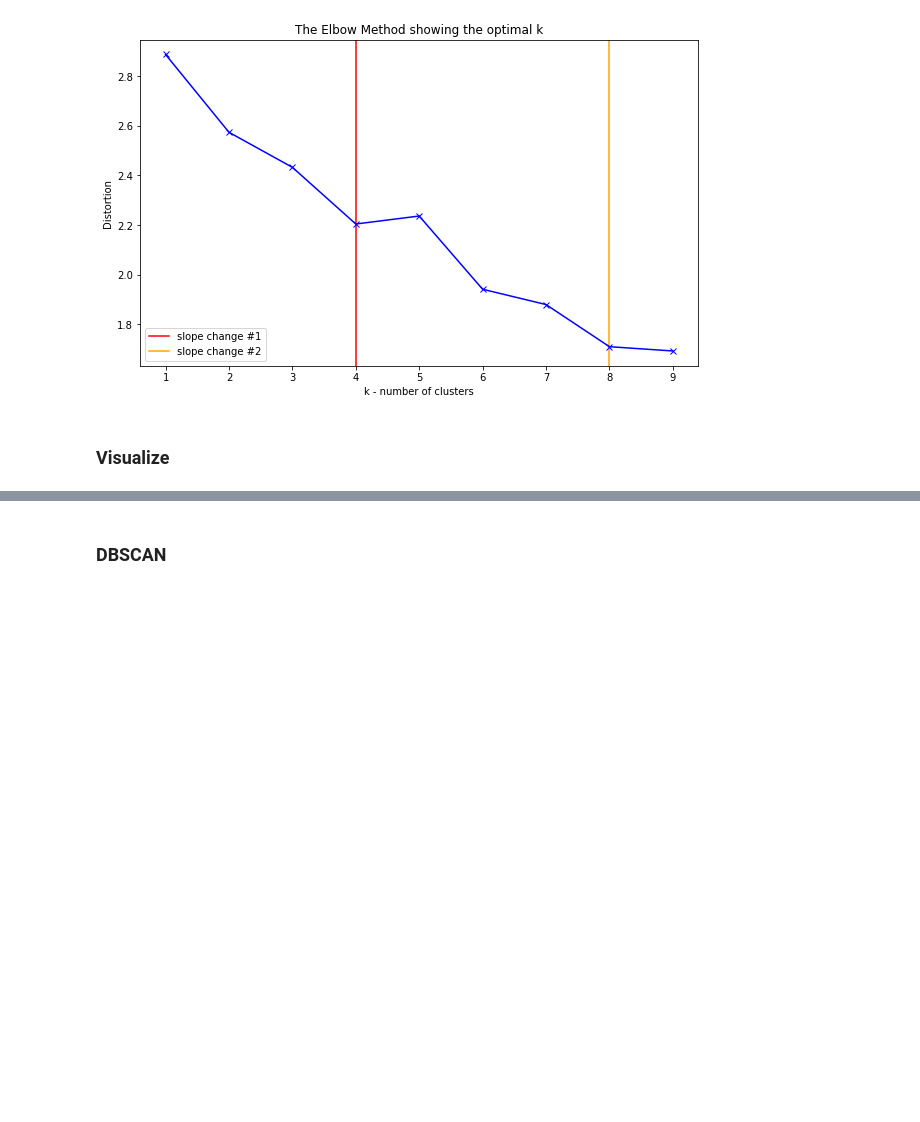
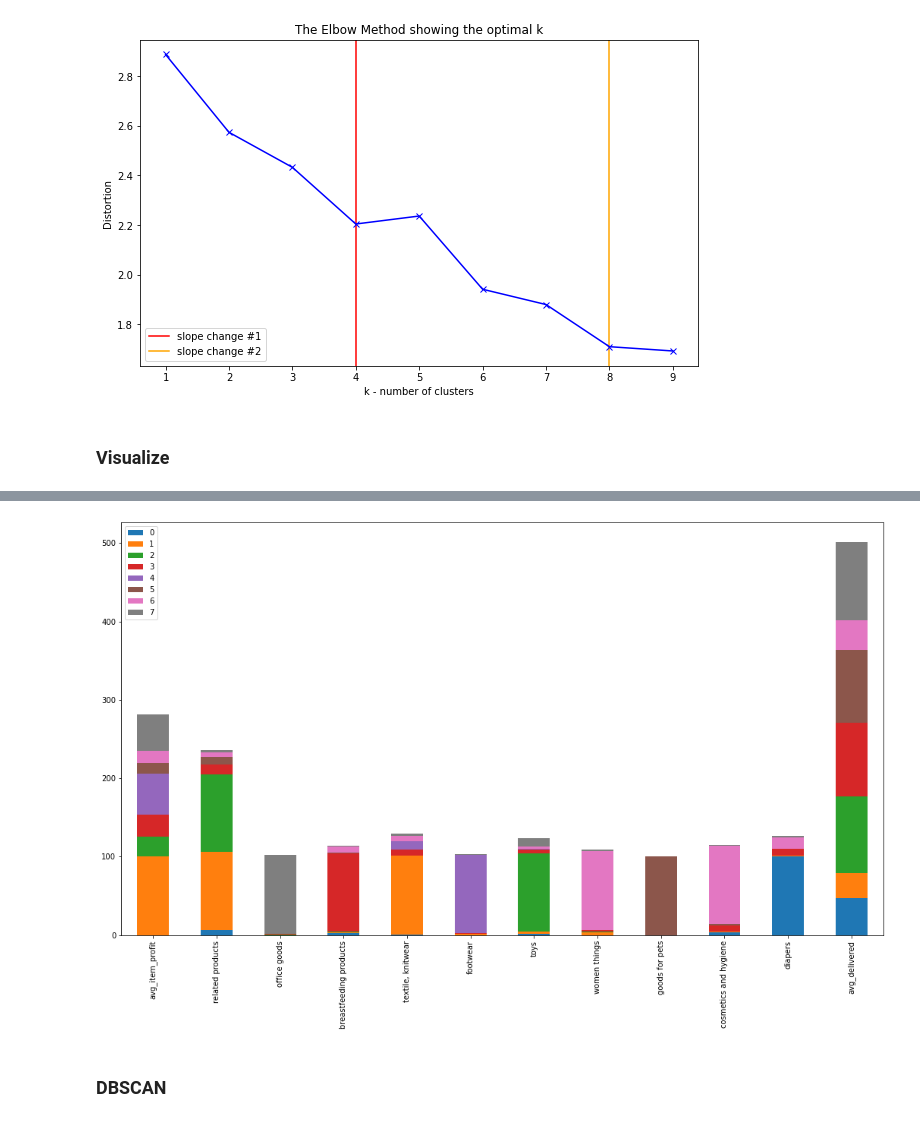
Before and after one commit to onlinex/DSBA_EcommerceRecommendations, a Jupyter notebook: segments.ipynb, the cells around one changed output, grey strips where cells are left out. Cells and saved outputs as stored; diff of their text form; code cells hidden in the pictures; blank space fills up the shorter version.

```diff
--- a/segments.ipynb
+++ b/segments.ipynb
@@ -160,0 +169,3 @@ dtype: int64
+# %%
+stats = summary_stat.groupby('cluster').mean()#.T.plot.bar();
+stats
@@ -160,0 +183,3 @@ dtype: int64
+# %%
+scaled_stats = pd.DataFrame(preprocessing.MinMaxScaler().fit_transform(stats), columns=stats.columns) * 100
+scaled_stats
@@ -161,3 +196,7 @@ dtype: int64
+# %%
+scaled_stats.T.plot.bar(figsize=(18, 10), stacked=True);
+# %% [output]
+[figure, added]
 # %% [markdown]
 <h3>DBSCAN</h3>
 # %%
```
Also changed, not shown: parts of 17 cells of this notebook, 1 other file.
